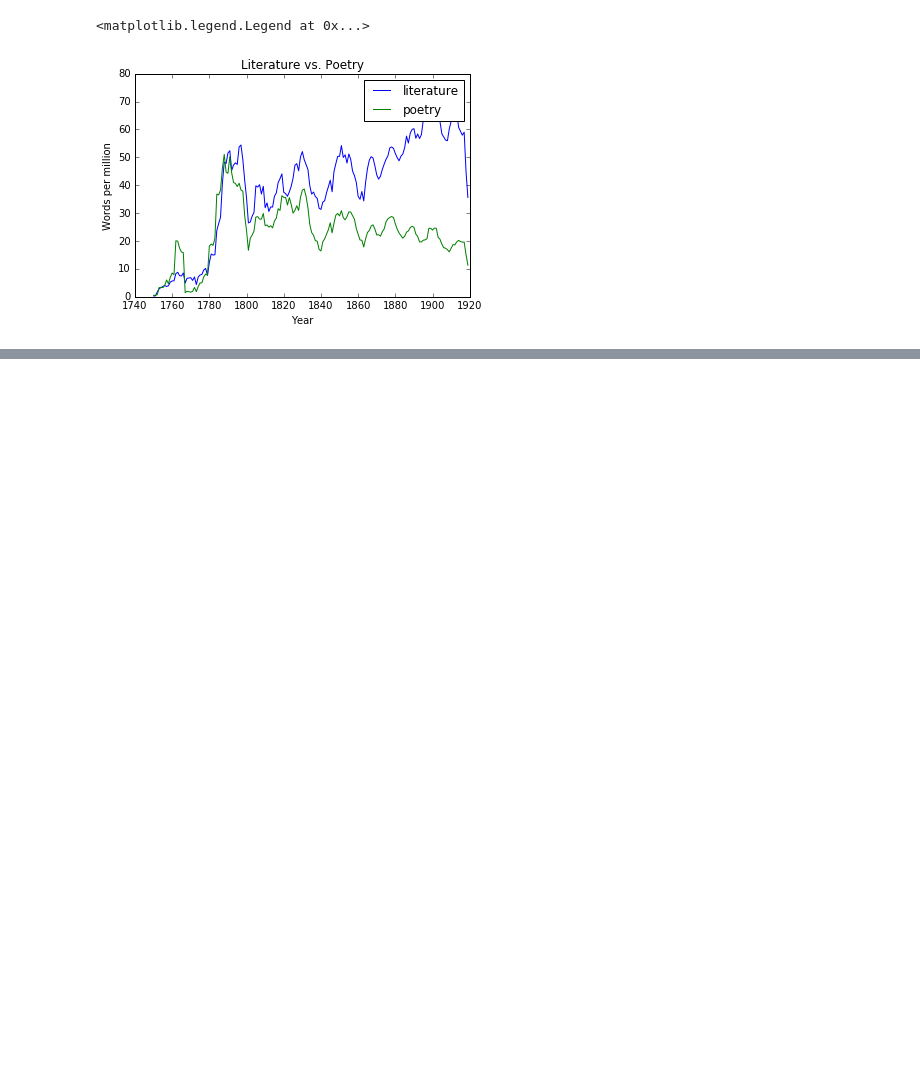
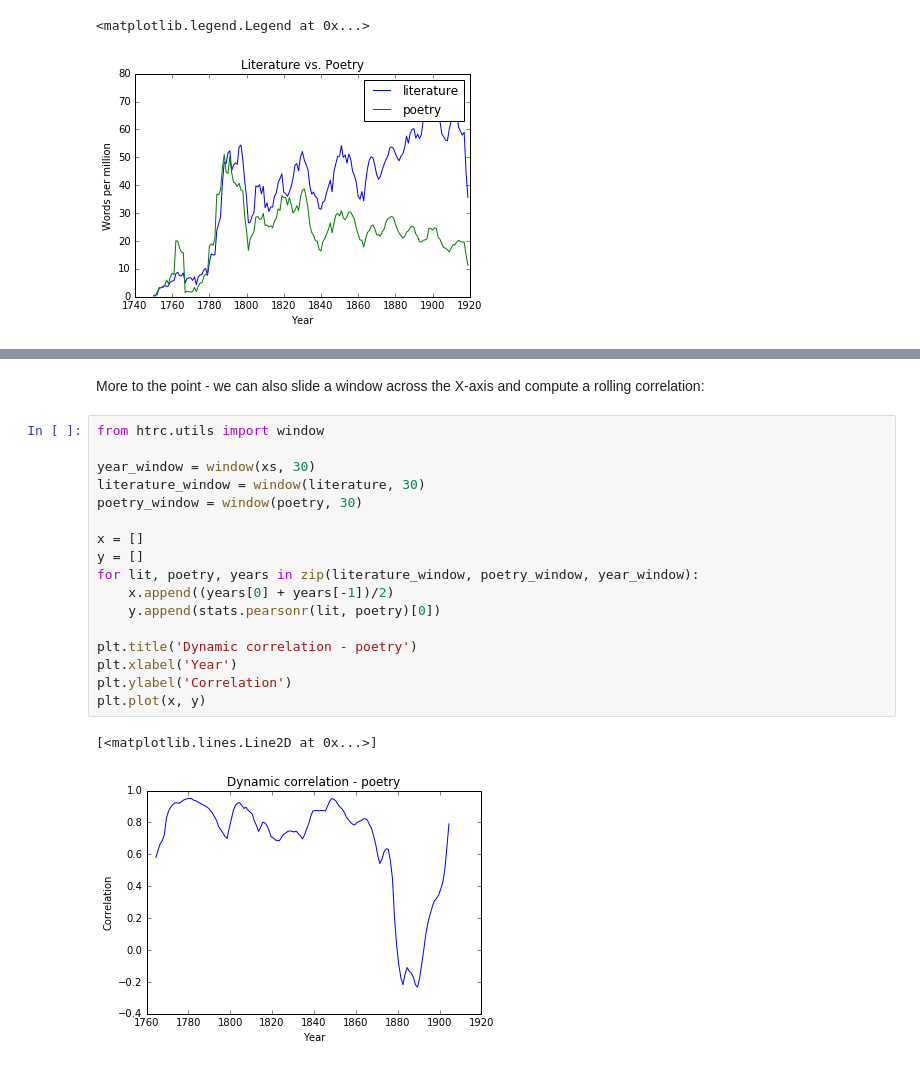
Before and after one commit to davidmcclure/history-of-literature, a Jupyter notebook: notes/hathi-data.ipynb, the cells around one changed output, grey strips where cells are left out. Saved outputs shown, nothing was run; the diff lists cells and outputs as text; blank space fills up the shorter version.

Commit message:
Plot the dynamic variance.

```diff
--- a/notes/hathi-data.ipynb
+++ b/notes/hathi-data.ipynb
@@ -238,0 +248,22 @@ plt.legend(loc='upper right')
+# %% [markdown]
+More to the point - we can also slide a window across the X-axis and compute a rolling correlation:
+# %%
+from htrc.utils import window
+
+year_window = window(xs, 30)
+literature_window = window(literature, 30)
+poetry_window = window(poetry, 30)
+
+x = []
+y = []
+for lit, poetry, years in zip(literature_window, poetry_window, year_window):
+    x.append((years[0] + years[-1])/2)
+    y.append(stats.pearsonr(lit, poetry)[0])
+
+plt.title('Dynamic correlation - poetry')
+plt.xlabel('Year')
+plt.ylabel('Correlation')
+plt.plot(x, y)
+# %% [output]
+[<matplotlib.lines.Line2D at 0x...>]
+[figure, added]
```
Also changed, not shown: parts of 4 cells of this notebook, 1 other file.
